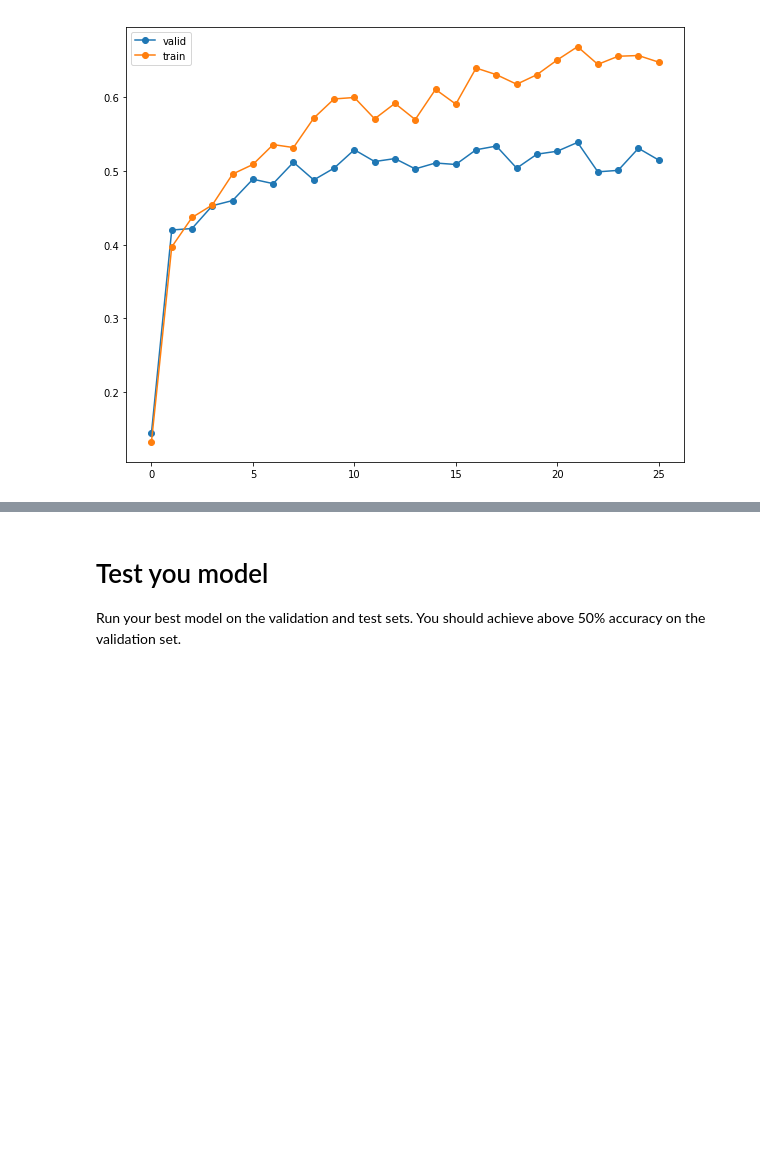
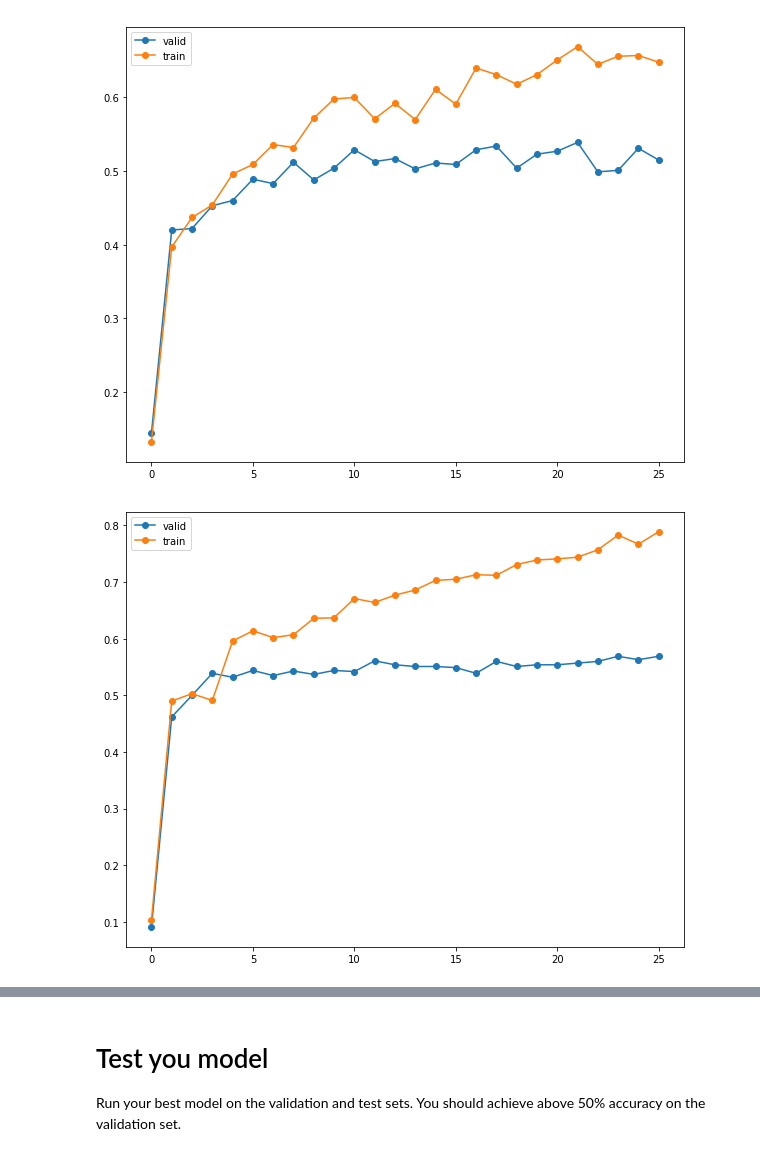
Before and after one commit to Howuhh/cs231n_2018, a Jupyter notebook: assignment2/FullyConnectedNets.ipynb, the cells around one changed output, grey strips where cells are left out. Saved outputs shown, nothing was run; the diff lists cells and outputs as text; code cells hidden in the pictures; blank space fills up the shorter version.

Commit message:
BatchNormalization: done

```diff
--- a/assignment2/FullyConnectedNets.ipynb
+++ b/assignment2/FullyConnectedNets.ipynb
@@ -838,7 +838,8 @@ best_model = None
 # batch normalization and dropout useful. Store your best model in the         #
 # best_model variable.                                                         #
 ################################################################################
-model = FullyConnectedNet([128, 128, 128, 128], weight_scale=5e-2)
+weight_scale = 0.05455594781168514
+model = FullyConnectedNet([128, 128, 128, 128], weight_scale=weight_scale, use_batchnorm=True)
 
 solver = Solver(model, data,
                 num_epochs=25, batch_size=32,
@@ -876,3 +877,10 @@ plt.plot(solver.train_acc_history, "-o", label="train")
 plt.legend();
 # %% [output]
 [figure]
+# %%
+plt.figure(figsize=(10, 8))
+plt.plot(solver.val_acc_history, "-o", label="valid")
+plt.plot(solver.train_acc_history, "-o", label="train")
+plt.legend();
+# %% [output]
+[figure, added]
```
Also changed, not shown: parts of 3 cells of this notebook, 2 other files.
